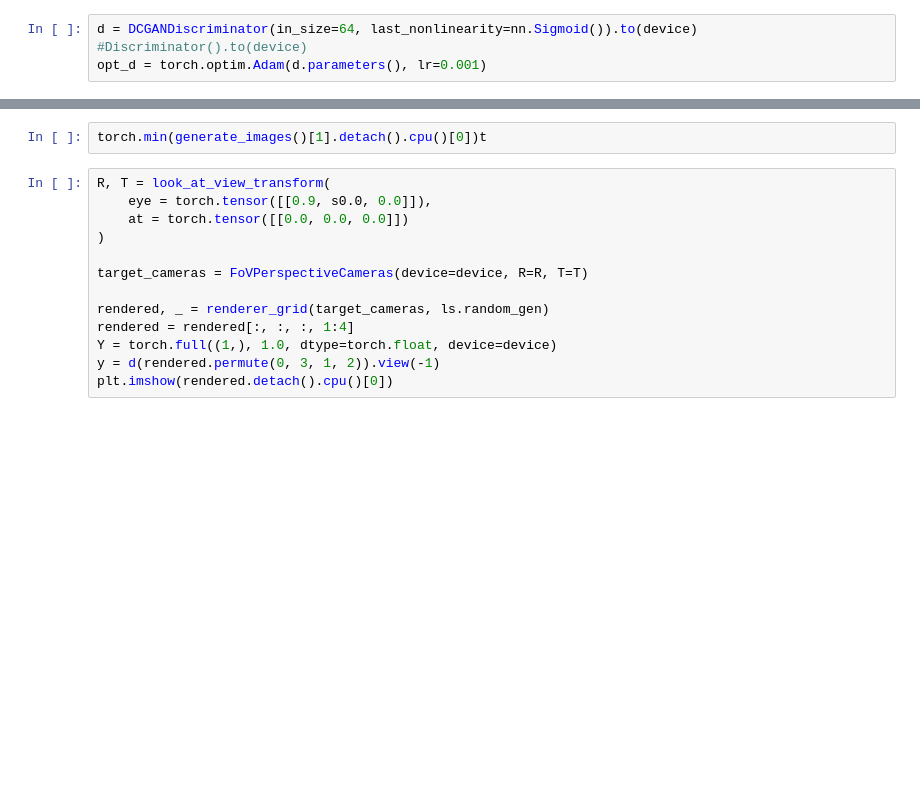
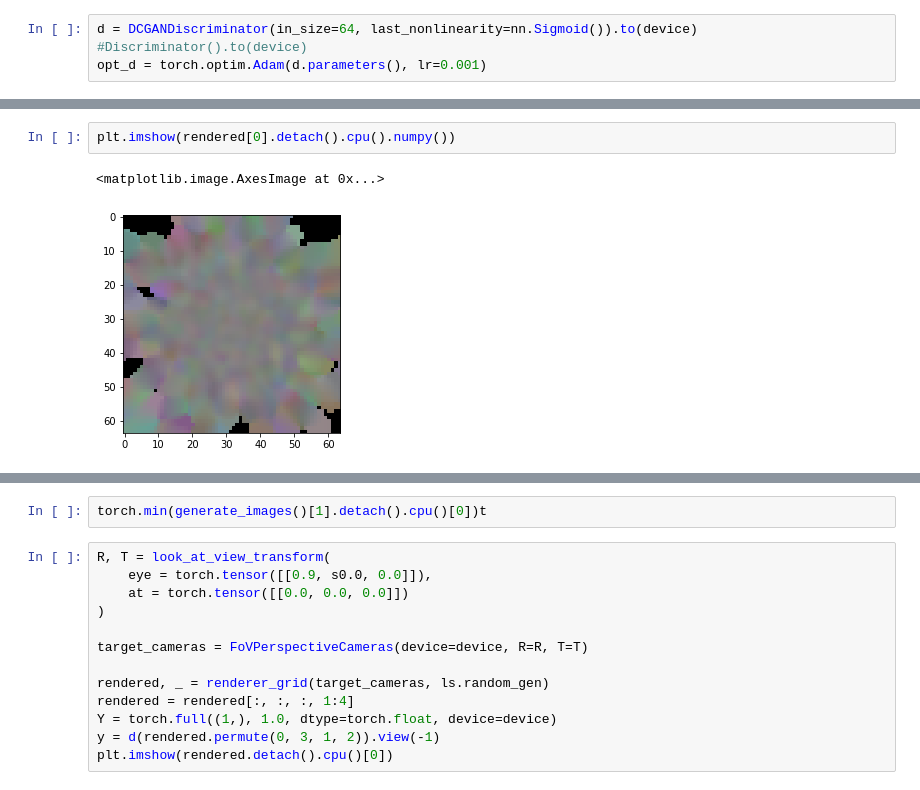
Before and after one commit to kaimerra/geometry, a Jupyter notebook: notebooks/ganulation.ipynb, the cells around one changed output, grey strips where cells are left out. Cells and saved outputs as stored; diff of their text form; blank space fills up the shorter version.

```diff
--- a/notebooks/ganulation.ipynb
+++ b/notebooks/ganulation.ipynb
@@ -47,3 +107,8 @@ tensor([0.4796], device='cuda:0', grad_fn=<ViewBackward0>)
+# %%
+plt.imshow(rendered[0].detach().cpu().numpy())
+# %% [output]
+<matplotlib.image.AxesImage at 0x...>
+[figure, added]
 # %%
 def descriminator_step():
     opt_d.zero_grad()
```
Also changed, not shown: parts of 29 cells of this notebook, 3 other files.
